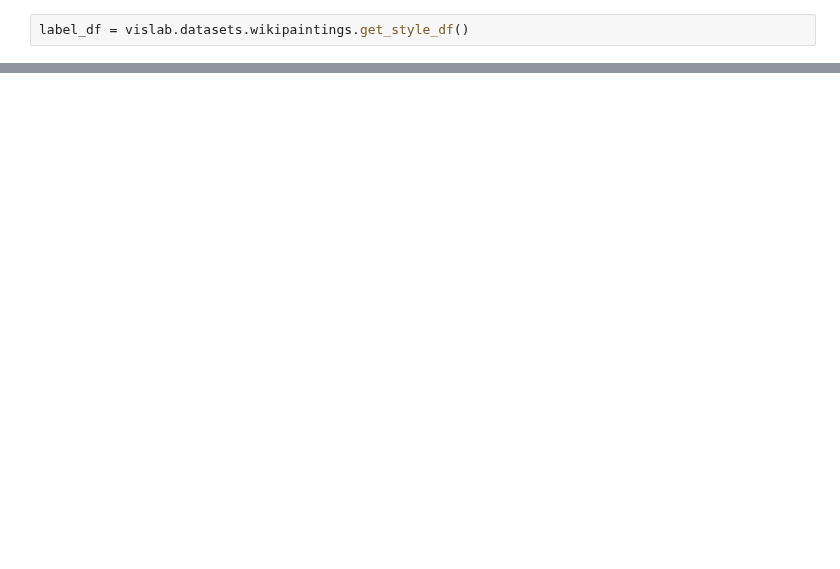
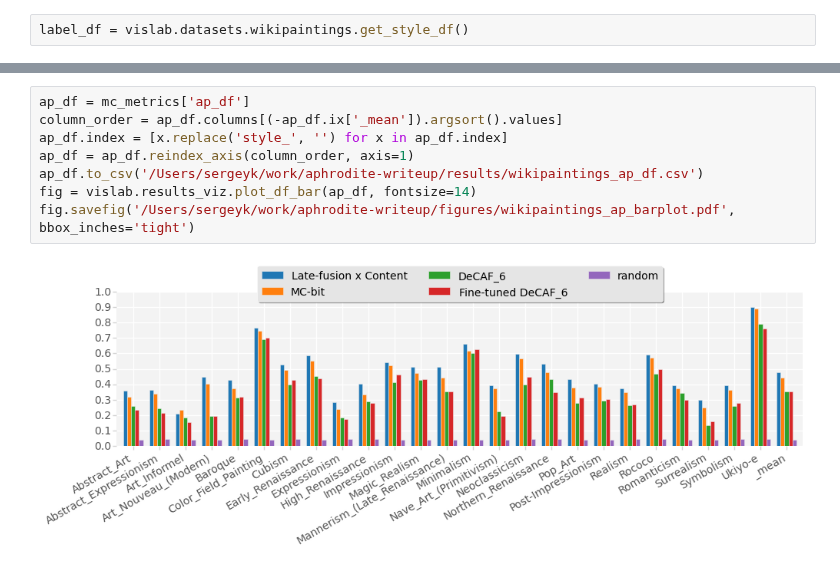
Before and after one commit to sergeyk/vislab, a Jupyter notebook: notebooks/wikipaintings results.ipynb, the cells around one changed output, grey strips where cells are left out. Saved outputs shown, nothing was run; the diff lists cells and outputs as text; blank space fills up the shorter version.

```diff
--- a/notebooks/wikipaintings results.ipynb
+++ b/notebooks/wikipaintings results.ipynb
@@ -91,0 +101,10 @@ mc_metrics['ap_df']
+# %%
+ap_df = mc_metrics['ap_df']
+column_order = ap_df.columns[(-ap_df.ix['_mean']).argsort().values]
+ap_df.index = [x.replace('style_', '') for x in ap_df.index]
+ap_df = ap_df.reindex_axis(column_order, axis=1)
+ap_df.to_csv('/Users/sergeyk/work/aphrodite-writeup/results/wikipaintings_ap_df.csv')
+fig = vislab.results_viz.plot_df_bar(ap_df, fontsize=14)
+fig.savefig('/Users/sergeyk/work/aphrodite-writeup/figures/wikipaintings_ap_barplot.pdf', bbox_inches='tight')
+# %% [output]
+[figure, added]
```
Also changed, not shown: parts of 10 cells of this notebook, 16 other files.
